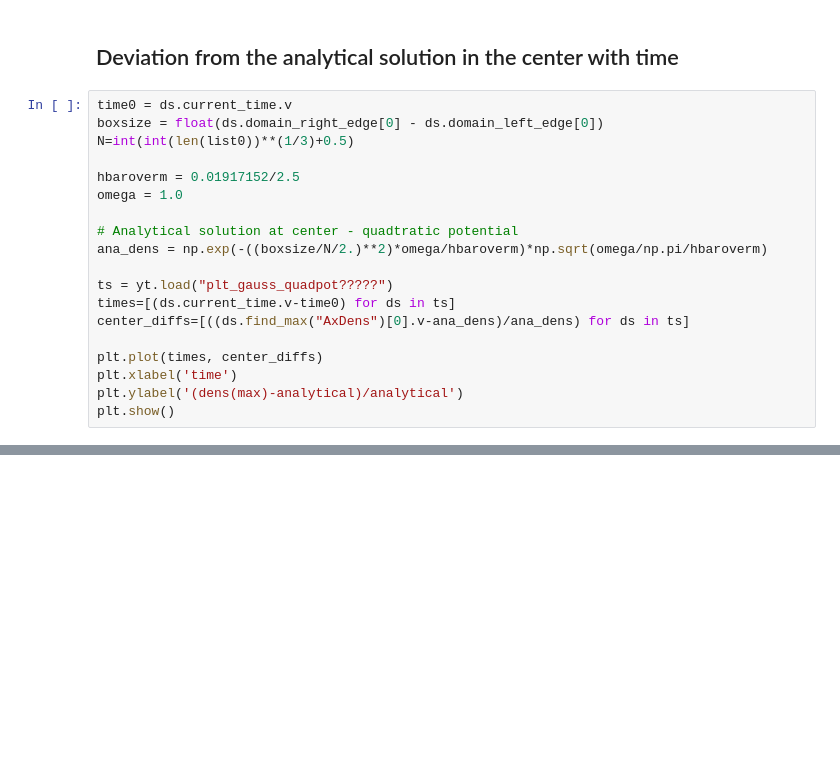
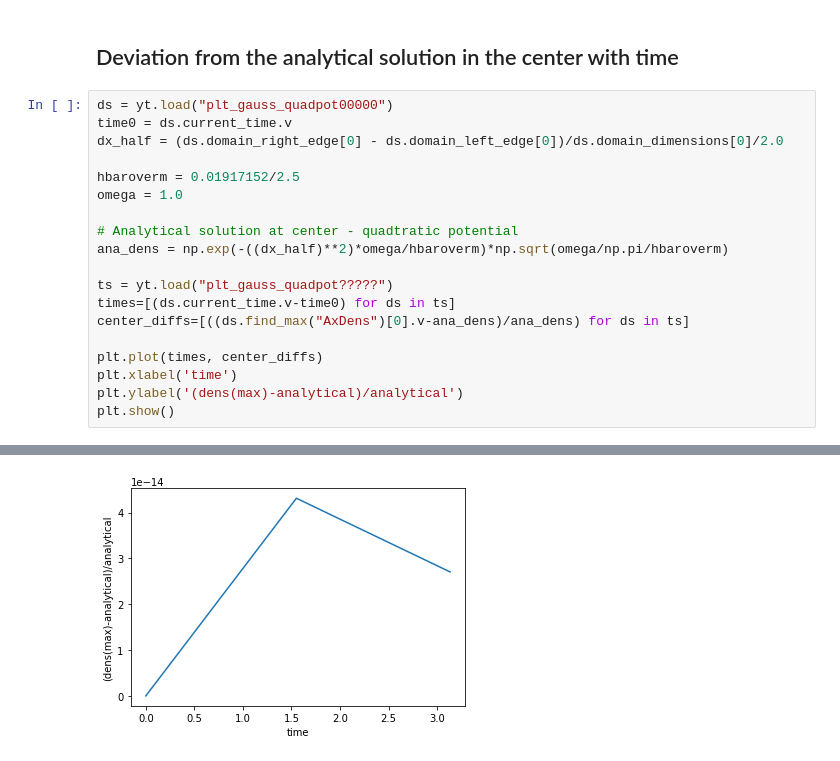
Before and after one commit to axionyx/axionyx_1.0, a Jupyter notebook: Exec/Test_FDM_Gauss_4th/Plotting.ipynb, the cells around one changed output, grey strips where cells are left out. Drawn from its saved outputs; the diff is of its cells as text; blank space fills up the shorter version.

Commit message:
One last update of Plotting.ipynb

```diff
--- a/Exec/Test_FDM_Gauss_4th/Plotting.ipynb
+++ b/Exec/Test_FDM_Gauss_4th/Plotting.ipynb
@@ -126,15 +126,15 @@ yt : [INFO     ] 2019-05-21 14:06:19,535 Parameters: domain_right_edge         =
 # %% [markdown]
 ## Deviation from the analytical solution in the center with time
 # %%
+ds = yt.load("plt_gauss_quadpot00000")
 time0 = ds.current_time.v
-boxsize = float(ds.domain_right_edge[0] - ds.domain_left_edge[0])
-N=int(int(len(list0))**(1/3)+0.5)
+dx_half = (ds.domain_right_edge[0] - ds.domain_left_edge[0])/ds.domain_dimensions[0]/2.0
 
 hbaroverm = 0.01917152/2.5
 omega = 1.0
 
 # Analytical solution at center - quadtratic potential
-ana_dens = np.exp(-((boxsize/N/2.)**2)*omega/hbaroverm)*np.sqrt(omega/np.pi/hbaroverm)
+ana_dens = np.exp(-((dx_half)**2)*omega/hbaroverm)*np.sqrt(omega/np.pi/hbaroverm)
 
 ts = yt.load("plt_gauss_quadpot?????")
 times=[(ds.current_time.v-time0) for ds in ts]
@@ -164,0 +165 @@ yt : [INFO     ] 2019-05-22 11:52:15,069 Parameters: domain_right_edge         =
+[figure, added]
```
Also changed, not shown: parts of 4 cells of this notebook.
